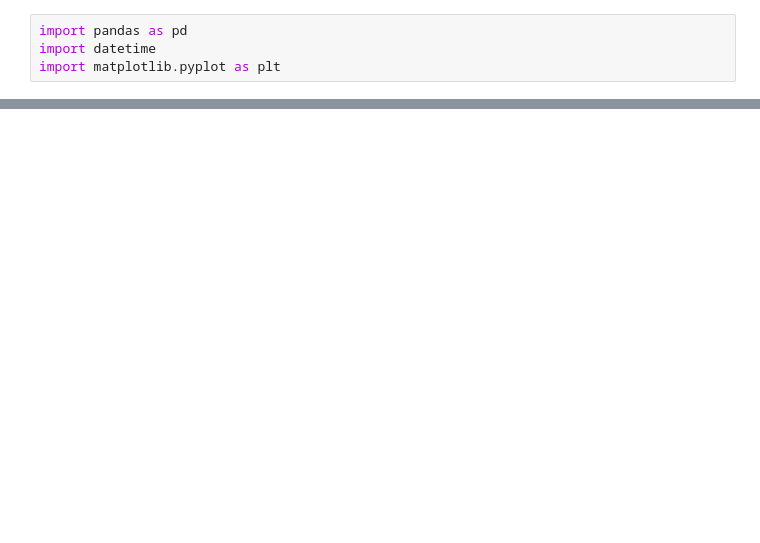
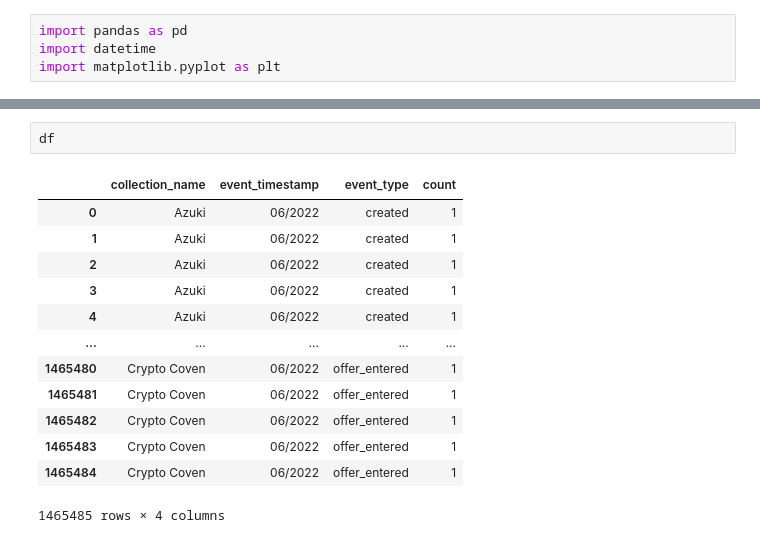
Before and after one commit to KrisOei/retrieve_openseas, a Jupyter notebook: data_analysis/overlap.ipynb, the cells around one changed output, grey strips where cells are left out. Cells and saved outputs as stored; diff of their text form; blank space fills up the shorter version.

```diff
--- a/data_analysis/overlap.ipynb
+++ b/data_analysis/overlap.ipynb
@@ -50,0 +54,16 @@ df.groupby('month', as_index=False).agg({"count": "sum"})
+# %%
+df
+# %% [output]
+|  | collection_name | event_timestamp | event_type | count |
+| 0 | Azuki | 06/2022 | created | 1 |
+| 1 | Azuki | 06/2022 | created | 1 |
+| 2 | Azuki | 06/2022 | created | 1 |
+| 3 | Azuki | 06/2022 | created | 1 |
+| 4 | Azuki | 06/2022 | created | 1 |
+| ... | ... | ... | ... | ... |
+| 1465480 | Crypto Coven | 06/2022 | offer_entered | 1 |
+| 1465481 | Crypto Coven | 06/2022 | offer_entered | 1 |
+| 1465482 | Crypto Coven | 06/2022 | offer_entered | 1 |
+| 1465483 | Crypto Coven | 06/2022 | offer_entered | 1 |
+| 1465484 | Crypto Coven | 06/2022 | offer_entered | 1 |
+1465485 rows × 4 columns
```
Also changed, not shown: parts of 3 cells of this notebook.
